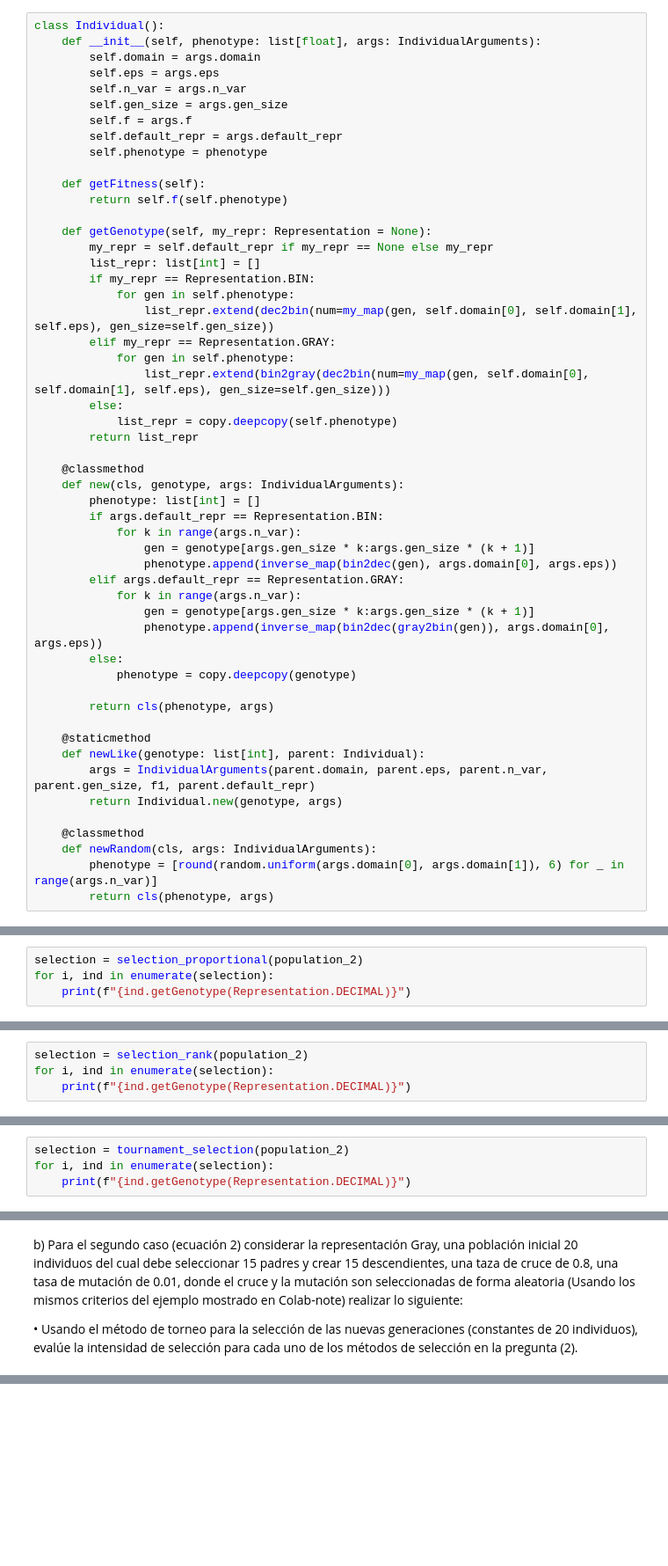
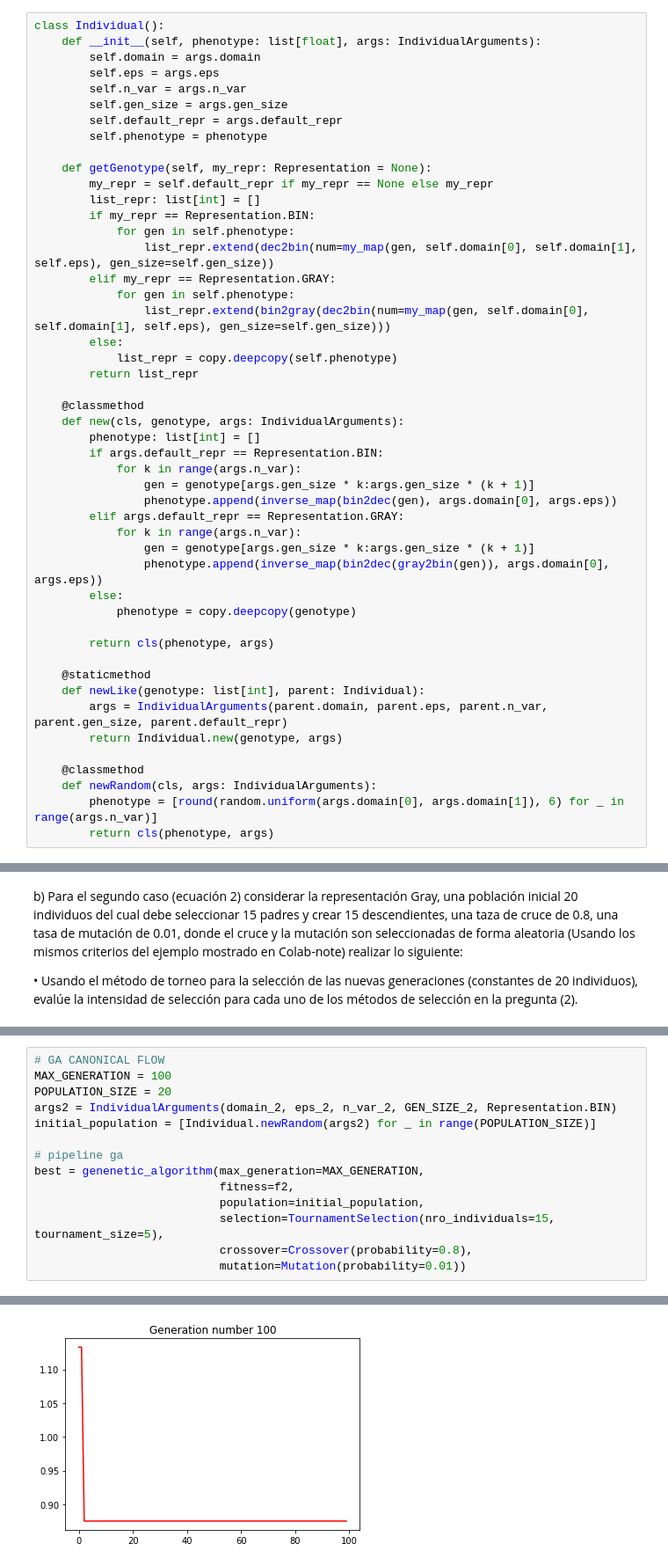
Before and after one commit to jbardalesr/evolutionary-computing, a Jupyter notebook: laboratory/pd3_selection.ipynb, the cells around one changed output, grey strips where cells are left out. Shown: that part at 88% size. Cells and saved outputs as stored; diff of their text form; blank space fills up the shorter version.

```diff
--- a/laboratory/pd3_selection.ipynb
+++ b/laboratory/pd3_selection.ipynb
@@ -52,12 +52,8 @@ class Individual():
         self.eps = args.eps
         self.n_var = args.n_var
         self.gen_size = args.gen_size
-        self.f = args.f
         self.default_repr = args.default_repr
         self.phenotype = phenotype
-
-    def getFitness(self):
-        return self.f(self.phenotype)
 
     def getGenotype(self, my_repr: Representation = None):
         my_repr = self.default_repr if my_repr == None else my_repr
@@ -90,7 +86,7 @@ class Individual():
 
     @staticmethod
     def newLike(genotype: list[int], parent: Individual):
-        args = IndividualArguments(parent.domain, parent.eps, parent.n_var, parent.gen_size, f1, parent.default_repr)
+        args = IndividualArguments(parent.domain, parent.eps, parent.n_var, parent.gen_size, parent.default_repr)
         return Individual.new(genotype, args)
 
     @classmethod
@@ -311,4 +339,0 @@ def selection_proportional(population: list[Individual]) -> list[Individual]:
-# %%
-selection = selection_proportional(population_2)
-for i, ind in enumerate(selection):
-    print(f"{ind.getGenotype(Representation.DECIMAL)}")
@@ -346,4 +339,0 @@ def selection_rank(population: list[Individual]):
-# %%
-selection = selection_rank(population_2)
-for i, ind in enumerate(selection):
-    print(f"{ind.getGenotype(Representation.DECIMAL)}")
@@ -373,4 +341,0 @@ def tournament_selection(population: list[Individual]):
-# %%
-selection = tournament_selection(population_2)
-for i, ind in enumerate(selection):
-    print(f"{ind.getGenotype(Representation.DECIMAL)}")
@@ -524,0 +467,15 @@ Text(0.5, 1.0, 'Generation number 1000')
+# %%
+# GA CANONICAL FLOW
+MAX_GENERATION = 100
+POPULATION_SIZE = 20
+args2 = IndividualArguments(domain_2, eps_2, n_var_2, GEN_SIZE_2, Representation.BIN)
+initial_population = [Individual.newRandom(args2) for _ in range(POPULATION_SIZE)]
+
+# pipeline ga
+best = genenetic_algorithm(max_generation=MAX_GENERATION,
+                           fitness=f2,
+                           population=initial_population,
+                           selection=TournamentSelection(nro_individuals=15, tournament_size=5),
+                           crossover=Crossover(probability=0.8),
+                           mutation=Mutation(probability=0.01))
+# %% [output]
@@ -525 +492,2 @@ Text(0.5, 1.0, 'Generation number 1000')
+[figure, added]
 # %%
```
Also changed, not shown: parts of 35 cells of this notebook.
